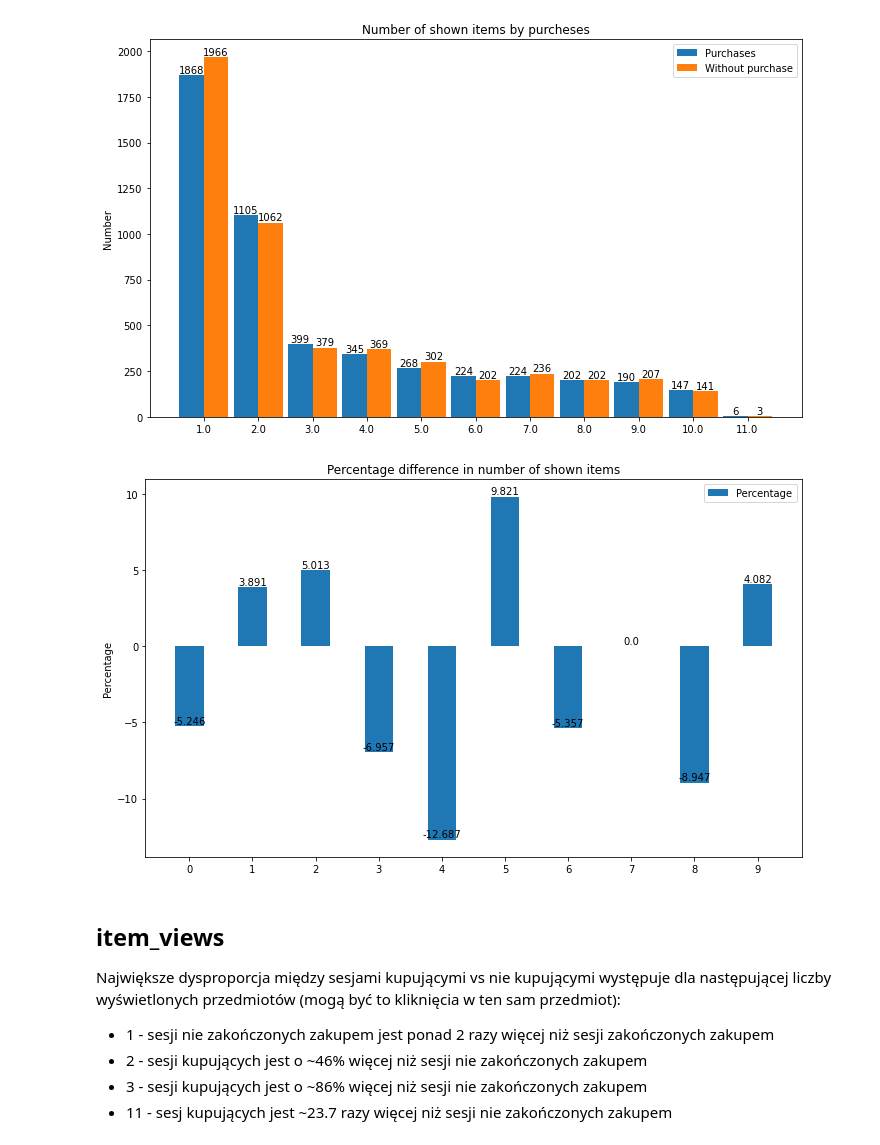
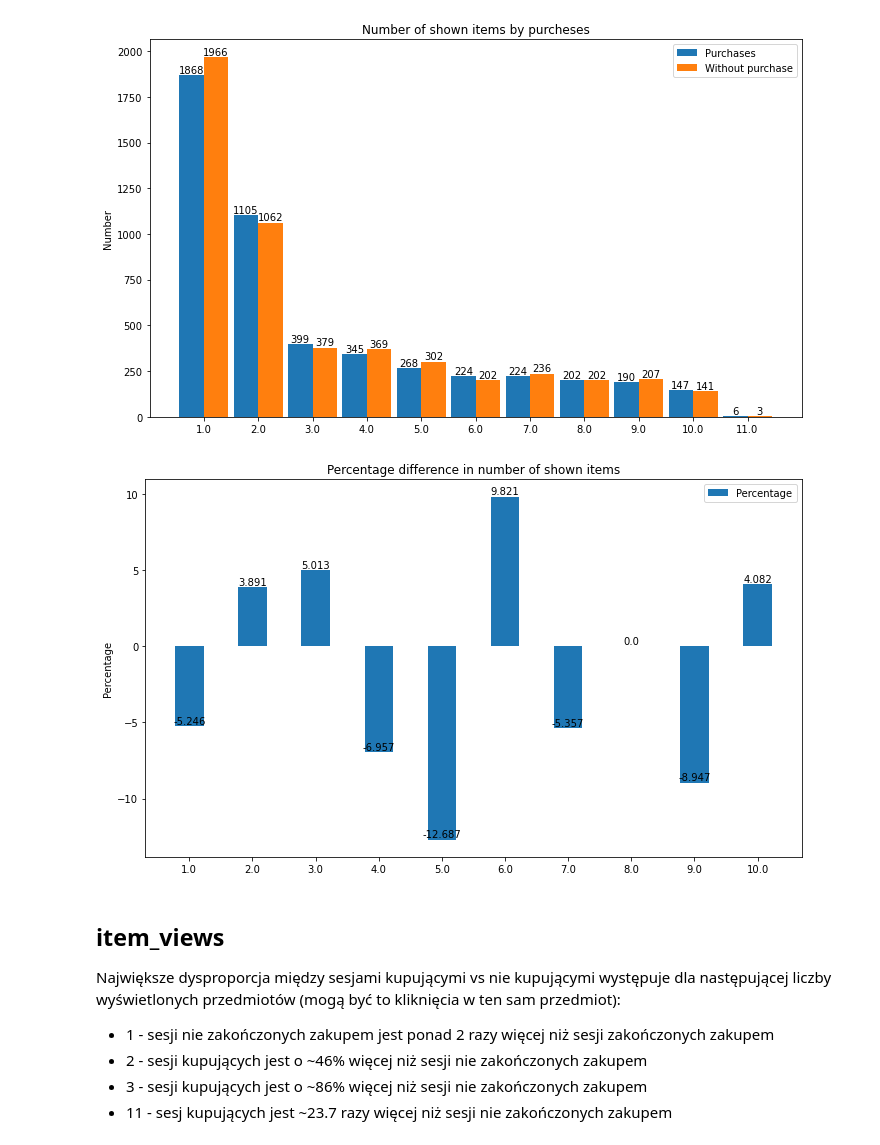
Before and after one commit to pawelbeza/IUM, a Jupyter notebook: data_analysis.ipynb, the cells around one changed output. Drawn from its saved outputs; the diff is of its cells as text; code cells hidden in the pictures.

```diff
--- a/data_analysis.ipynb
+++ b/data_analysis.ipynb
@@ -593,25 +593,26 @@ plt.show()
 # %%
 perc = []
 for i in range(10):
     perc.append(round(((counts[i]-counts_w[i])*100/counts[i]), 3))
 
 x = np.arange(10)
 
 fig, ax = plt.subplots(figsize=(10,6))
 rects1 = ax.bar(x, perc, width, label="Percentage")
 
 ax.set_ylabel('Percentage')
 ax.set_title('Percentage difference in number of shown items')
 ax.set_xticks(x)
+ax.set_xticklabels(unique[:10])
 ax.legend()
 
 autolabel(rects1, ax)
 
 fig.tight_layout()
 
 plt.show()
 # %% [output]
-[figure, old version]
+[figure, new version]
 # %% [markdown]
 ## item_views <a name="item_views"></a>
 Największe dysproporcja między sesjami kupującymi vs nie kupującymi występuje dla następującej liczby wyświetlonych przedmiotów (mogą być to kliknięcia w ten sam przedmiot):
```
Also changed, not shown: parts of 2 cells of this notebook.
